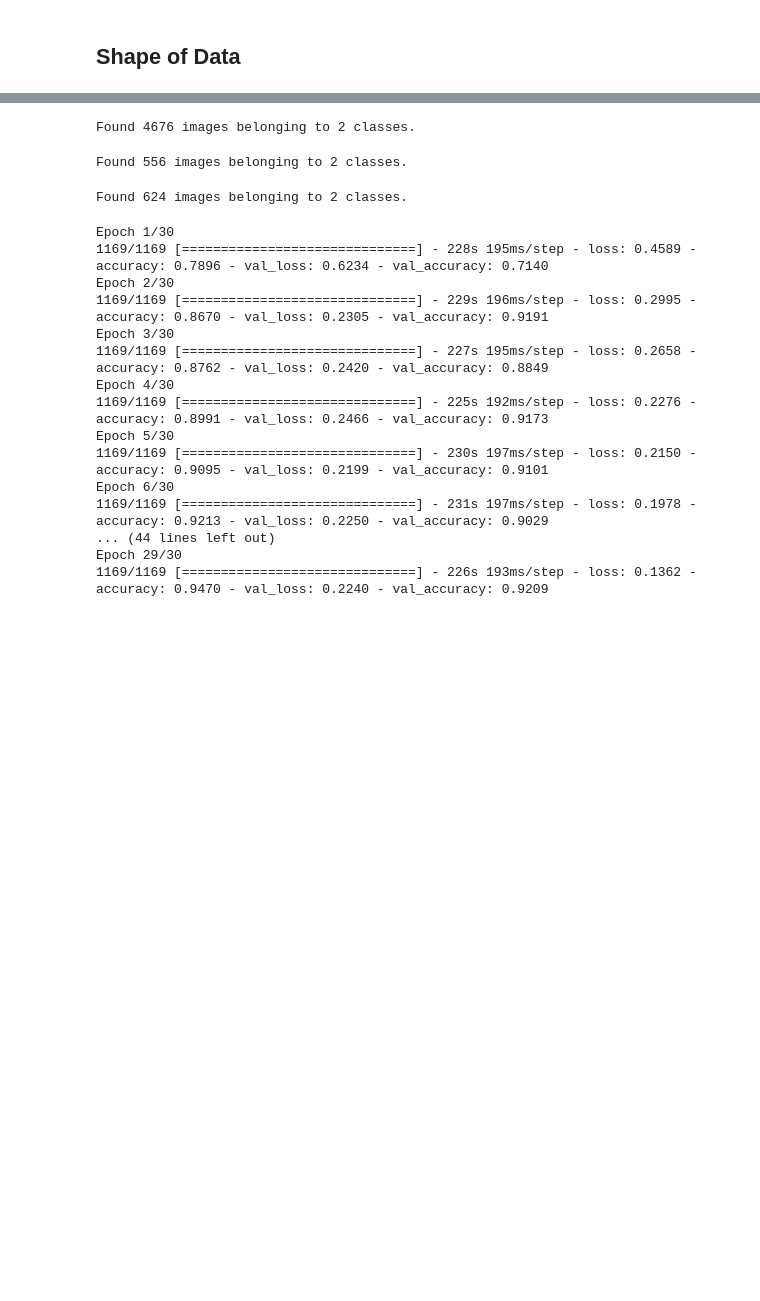
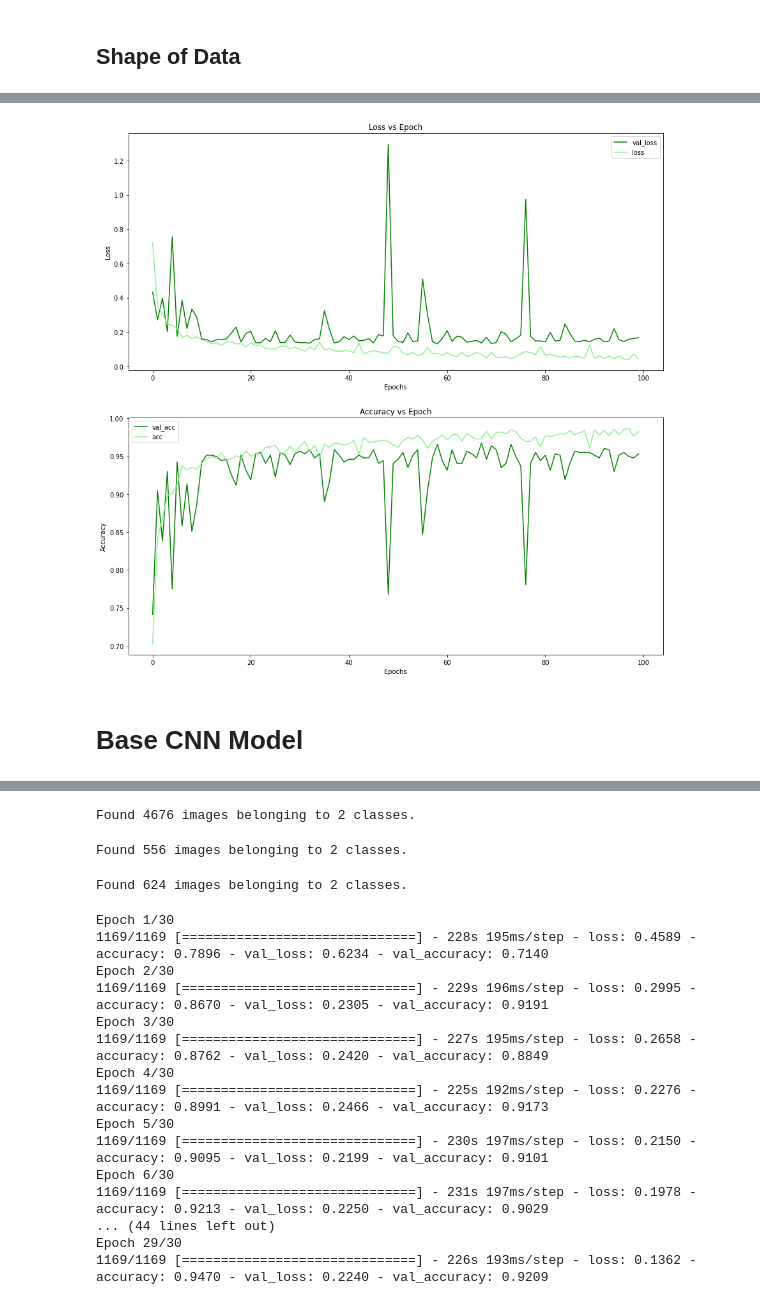
Before and after one commit to aggie2411/Detecting_Pneumonia, a Jupyter notebook: project.ipynb, the cells around one changed output, grey strips where cells are left out. Cells and saved outputs as stored; diff of their text form; code cells hidden in the pictures; blank space fills up the shorter version.

```diff
--- a/project.ipynb
+++ b/project.ipynb
@@ -173,0 +279,6 @@ print(val_img.shape)
+# %%
+get_plots(base_nn_history, title='base_nn_plots.png')
+# %% [output]
+[figure, added]
+# %% [markdown]
+# Base CNN Model
```
Also changed, not shown: parts of 134 cells of this notebook, 11 other files.
